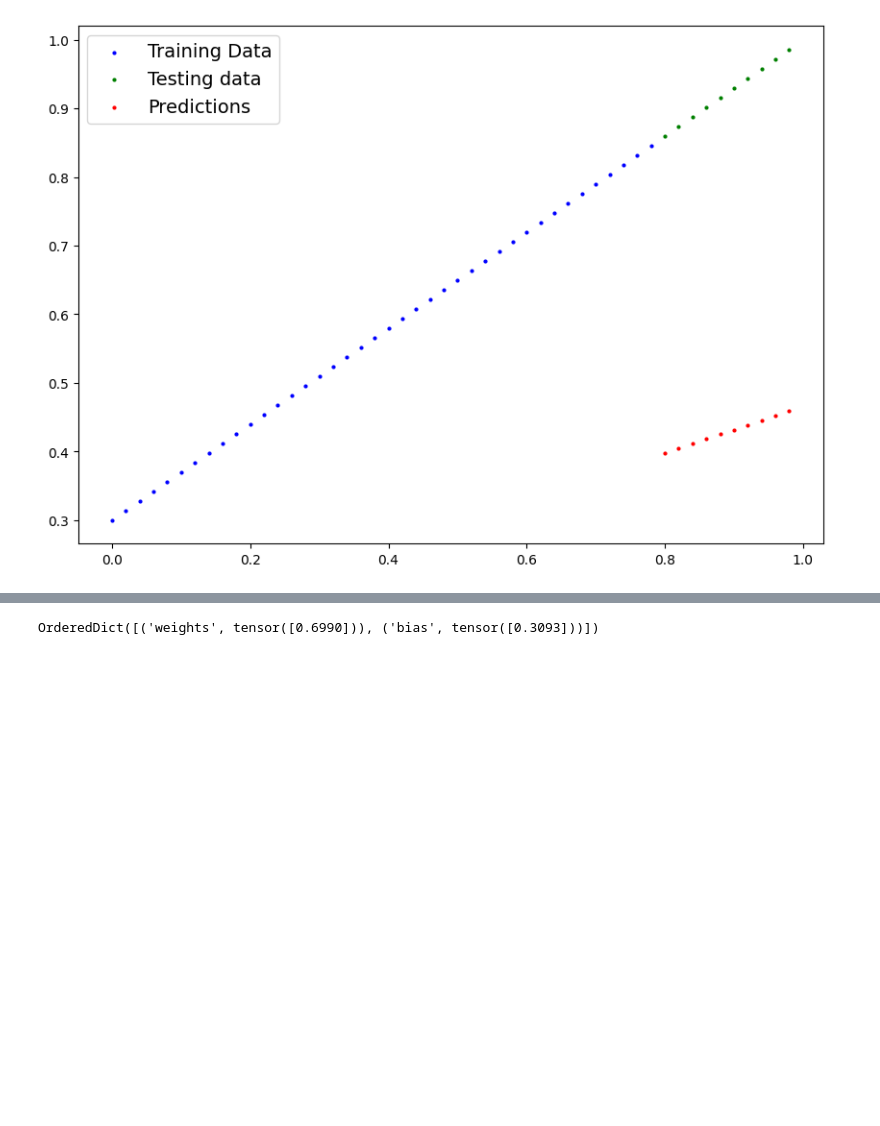
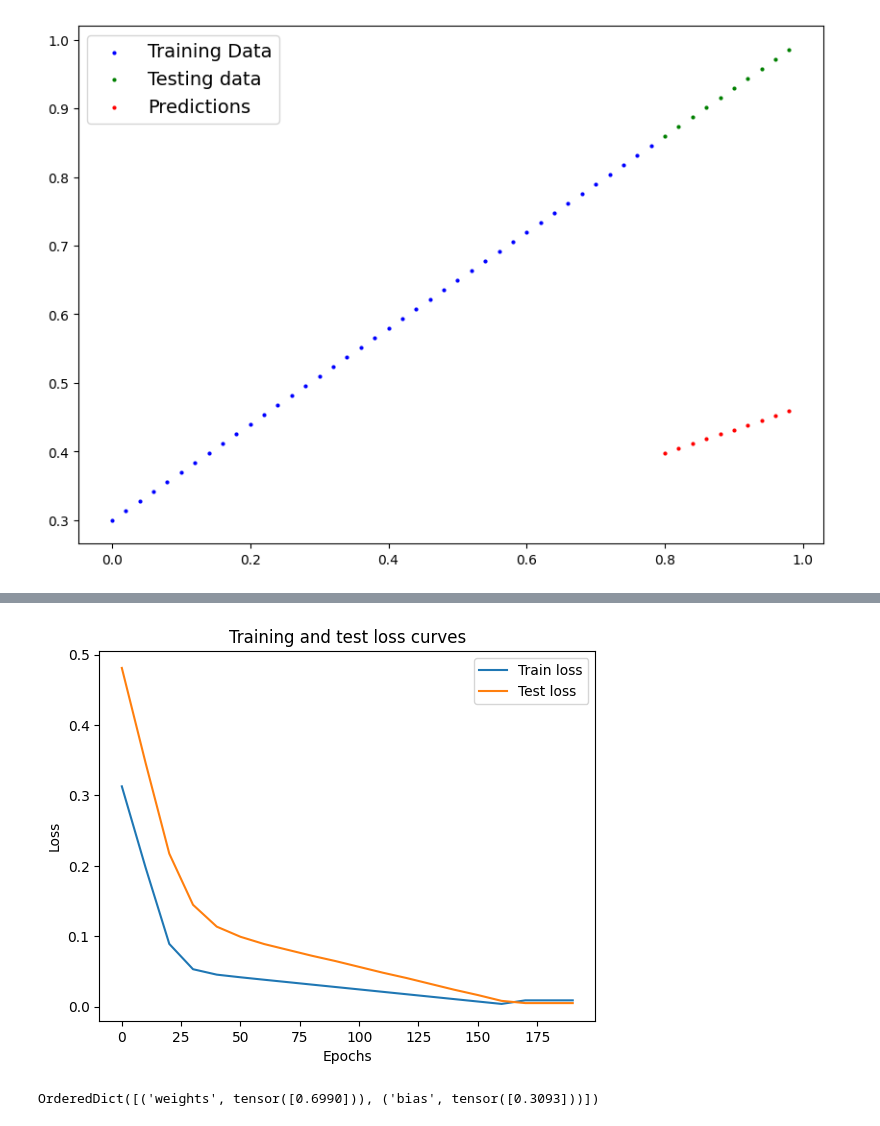
Before and after one commit to branchwag/pytorchin, a Jupyter notebook: 01_pytorch_workflow.ipynb, the cells around one changed output, grey strips where cells are left out. Cells and saved outputs as stored; diff of their text form; code cells hidden in the pictures; blank space fills up the shorter version.

```diff
--- a/01_pytorch_workflow.ipynb
+++ b/01_pytorch_workflow.ipynb
@@ -198,7 +198,13 @@ torch.manual_seed(42)
 #Loss backward (back prop)
 #Optimizer step - adjust params (gradient descent)
 
-epochs = 100 #one loop through data
+epochs = 200 #one loop through data
+
+#tracking experiments
+epoch_count = []
+loss_values = []
+test_loss_values = []
+
 for epoch in range(epochs):
 
   #set model to training mode
@@ -225,6 +231,9 @@ for epoch in range(epochs):
     #calc loss
     test_loss = loss_fn(test_pred, y_test)
   if epoch % 10 == 0:
+    epoch_count.append(epoch)
+    loss_values.append(loss)
+    test_loss_values.append(test_loss)
     print(f"Epoch: {epoch} | Test: {loss} | Test loss: {test_loss}")
     print(model_0.state_dict())
 # %% [output]
@@ -248,3 +298,13 @@ Loss: 0.0025885067880153656
+# %%
+#plot the loss curves
+plt.plot(epoch_count, np.array(torch.tensor(loss_values).cpu().numpy()), label="Train loss")
+plt.plot(epoch_count, test_loss_values, label="Test loss")
+plt.title("Training and test loss curves")
+plt.ylabel("Loss")
+plt.xlabel("Epochs")
+plt.legend();
+# %% [output]
+[figure, added]
 # %%
 with torch.inference_mode():
   y_preds_new = model_0(X_test)
```
Also changed, not shown: parts of 3 cells of this notebook.
